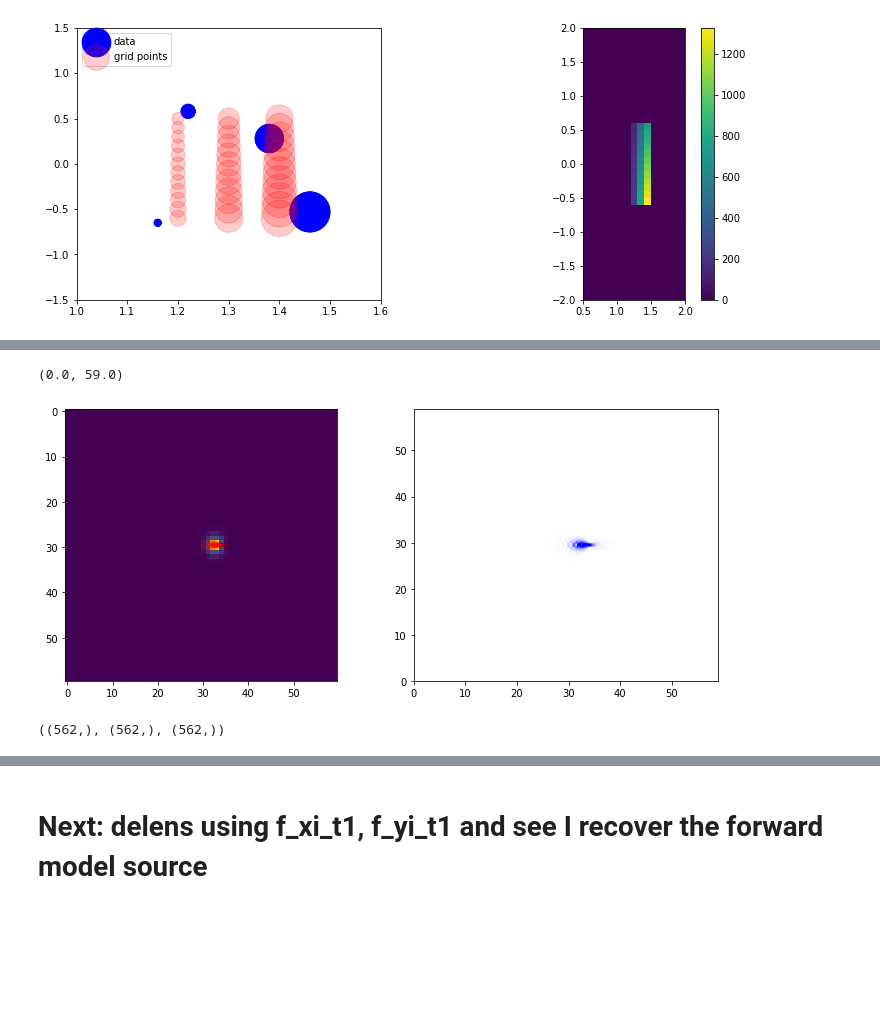
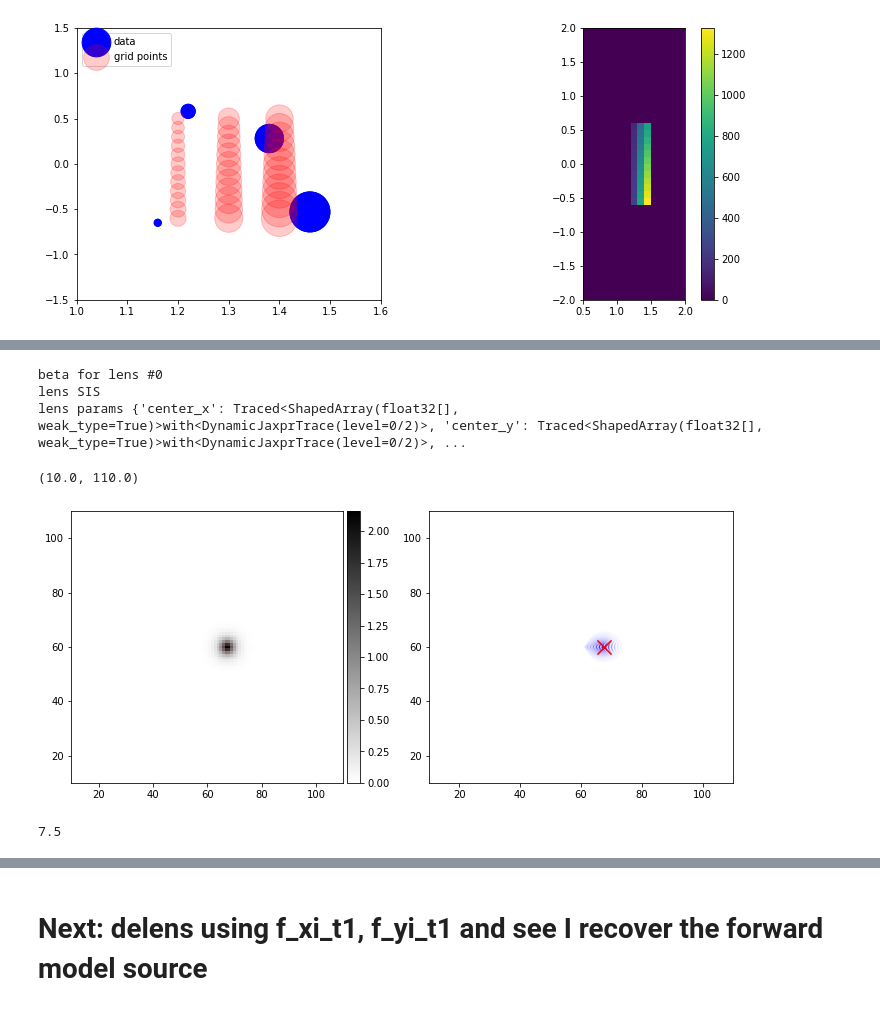
Before and after one commit to giga-lens/gigalens, a Jupyter notebook: jax-demo-dev-sim-only_SIS.ipynb, the cells around one changed output, grey strips where cells are left out. Drawn from its saved outputs; the diff is of its cells as text; code cells hidden in the pictures; blank space fills up the shorter version.

Commit message:
nub issue and interpolation issue

```diff
--- a/jax-demo-dev-sim-only_SIS.ipynb
+++ b/jax-demo-dev-sim-only_SIS.ipynb
@@ -299,4 +299,13 @@ array([], dtype=float64)
 # %%
-np.concatenate((verts, cs.collections[0].get_paths()[0].vertices))
-verts
+lens_params = truth[0]
+
+beta_x, beta_y, f_xi, f_yi = lens_sim._beta(lens_params)
+
+print('shapes of beta_x, beta_y:', beta_x.shape, beta_y.shape)
+
+beta_x_t1, beta_y_t1 = beta_x, beta_y
+
+beta_t1 = np.sqrt(beta_x_t1**2 + beta_y_t1**2)
+plt.imshow(beta_t1)
+plt.colorbar()
 # %% [output]
@@ -324,7 +331,10 @@ idx_cont = [0, 1]
 verts = np.array([[], []]).T
 
 for i, idx in enumerate(idx_cont):
-    verts = np.concatenate((verts, cs.collections[0].get_paths()[idx].vertices), axis=0)
+    if i == 0 or i == 4:
+        # break
+        verts = np.concatenate((verts, cs.collections[0].get_paths()[idx].vertices), axis=0)
+
 
 # verts = cs.collections[0].get_paths()[1].vertices
 
@@ -343,7 +353,7 @@ counterarcmask = path.contains_points(points)
 print(counterarcmask.shape)
 
 # bigarcmask = grid.reshape((116,116))
-counterarcmask = counterarcmask.reshape((60, 60))
+counterarcmask = counterarcmask.reshape((num_pix, num_pix))
 
 axes[2].imshow(counterarcmask, cmap='gray')
 # plt.colorbar()
@@ -468,19 +479,34 @@ print(srcx.shape, srcy.shape, srcpix.shape)
 # %%
-alphas = srcpix/8
+alphas = srcpix/10
+
+wid = 50
+xlo, xhi, ylo, yhi = ctr-wid, ctr+wid, ctr-wid, ctr+wid
 
 fig, (ax1, ax2) = plt.subplots(1, 2, figsize=(12, 5))
 src_img = lens_sim.simulate([[{'theta_E': 1e-8, 'center_x': 1e-10, 'center_y': 1e-10}], [], source_light])
-ax1.imshow(src_img)
-ax1.scatter(srcy, srcx, s=5, alpha=alphas, color='r')
+im = ax1.imshow(src_img, cmap='gray_r', interpolation='none')
 
-ax2.scatter(srcy, srcx, s=5, alpha=alphas, color='b')
-ax2.set_xlim(0, 59)
-ax2.set_ylim(0, 59)
+divider = make_axes_locatable(ax1)
+cax = divider.append_axes('right', size='5%', pad=0.05)
+fig.colorbar(im, cax=cax, orientation='vertical')
+
+ax1.scatter(srcx, srcy, s=5, alpha=(alphas/30), color='r')
+ax1.set_xlim(xlo, xhi)
+ax1.set_ylim(ylo, yhi)
+
+
+ax2.scatter(srcx, srcy, s=1, alpha=alphas, color='b')
+ax2.scatter(src_ctrx/delta_pix + ctr, src_ctry/delta_pix + ctr, s=200, marker='x', color='r')
+ax2.set_xlim(xlo, xhi)
+ax2.set_ylim(ylo, yhi)
 # %% [output]
-(0.0, 59.0)
+beta for lens #0
+lens SIS
+lens params {'center_x': Traced<ShapedArray(float32[], weak_type=True)>with<DynamicJaxprTrace(level=0/2)>, 'center_y': Traced<ShapedArray(float32[], weak_type=True)>with<DynamicJaxprTrace(level=0/2)>, ...
+(10.0, 110.0)
-[figure, old version]
+[figure, new version]
-# %%
-srcx.shape, srcy.shape, srcpix.shape
-# %% [output]
-((562,), (562,), (562,))
+# %%
+src_ctrx/delta_pix
+# %% [output]
+7.5
 # %%
```
Also changed, not shown: parts of 58 cells of this notebook.
